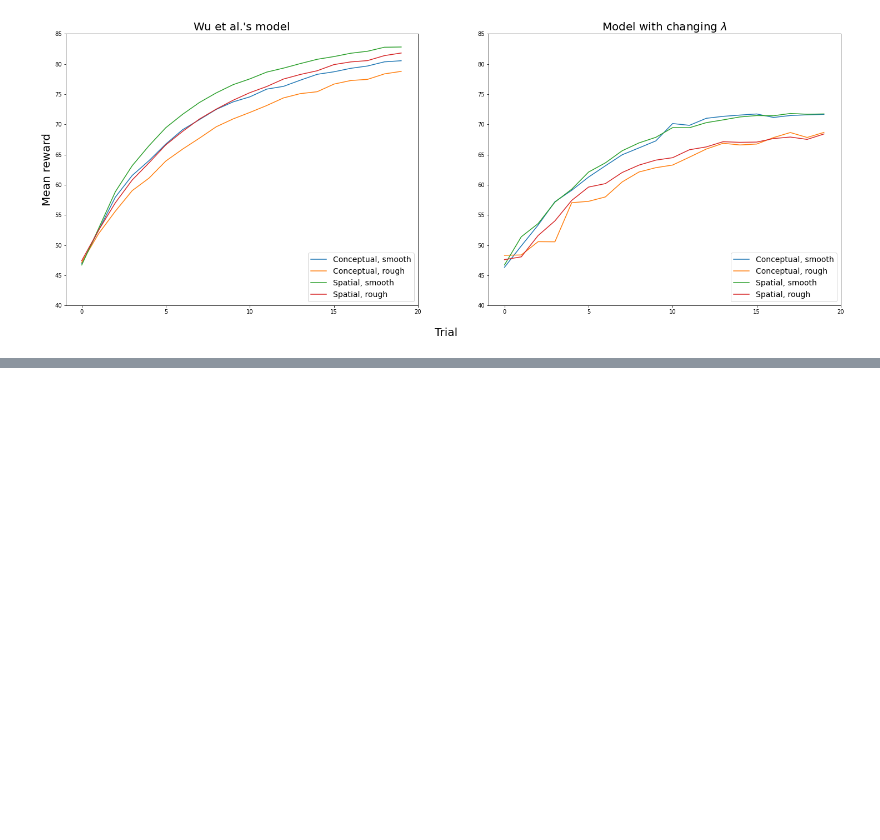
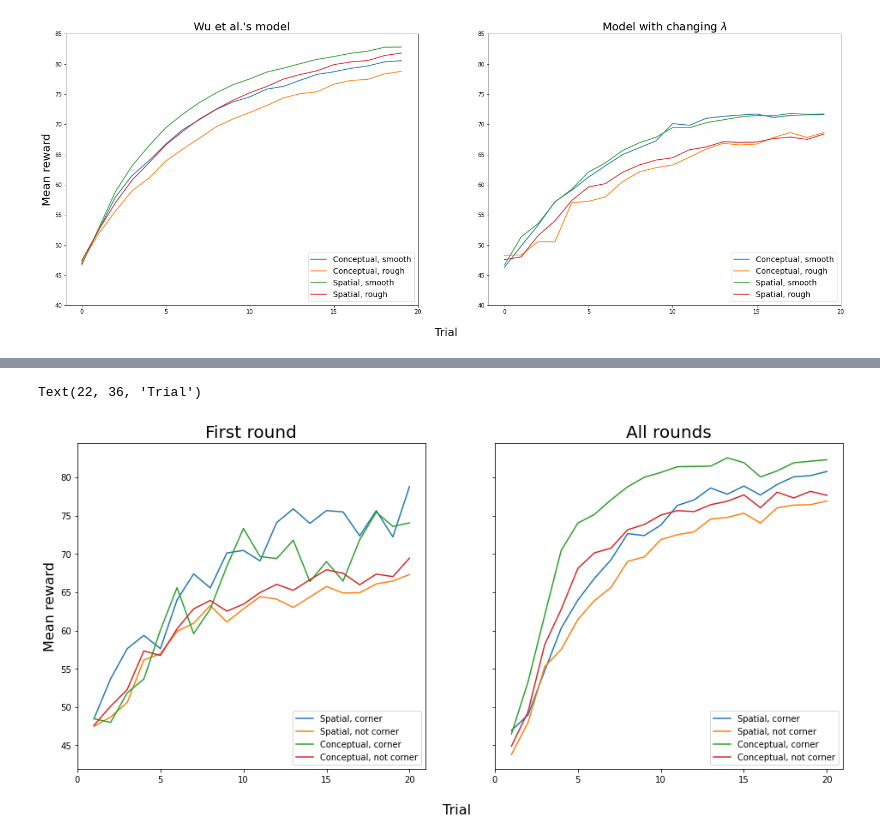
Before and after one commit to JaakkoKoli/Masters-thesis, a Jupyter notebook: plots.ipynb, the cells around one changed output, grey strips where cells are left out. Saved outputs shown, nothing was run; the diff lists cells and outputs as text; code cells hidden in the pictures; blank space fills up the shorter version.

```diff
--- a/plots.ipynb
+++ b/plots.ipynb
@@ -217,0 +311,68 @@ Text(0, 0.5, 'Mean reward')
+# %%
+start_C = df[(df["trial"]==0) & (df["round"]==0) & (df["context"]=="Spatial") & ((df["chosen"]==0) | (df["chosen"]==7) | (df["chosen"]==56) | (df["chosen"]==63))]["id"]
+start_NC = df[(df["trial"]==0) & (df["round"]==0) & (df["context"]=="Spatial") & (df["chosen"]!=0) & (df["chosen"]!=7) & (df["chosen"]!=56) & (df["chosen"]!=63)]["id"]
+
+rc0 = [0]*20
+for i in range(len(start_C)):
+    c = start_C.iloc[i]
+    l = list(df[(df["id"]==c) & (df["context"]=="Conceptual")]["zscaled"])
+    for ii in range(20):
+        rc0[ii] = rc0[ii] + l[ii]
+for ii in range(20):
+    rc0[ii] = rc0[ii]/len(start_C)
+
+nc0 = [0]*20
+for i in range(len(start_NC)):
+    c = start_NC.iloc[i]
+    l = list(df[(df["id"]==c) & (df["context"]=="Conceptual")]["zscaled"])
+    for ii in range(20):
+        nc0[ii] = nc0[ii] + l[ii]
+for ii in range(20):
+    nc0[ii] = nc0[ii]/len(start_NC)
+
+start_C = df[(df["trial"]==0) & (df["round"]==0) & (df["context"]=="Conceptual") & ((df["chosen"]==0) | (df["chosen"]==7) | (df["chosen"]==56) | (df["chosen"]==63))]["id"]
+start_NC = df[(df["trial"]==0) & (df["round"]==0) & (df["context"]=="Conceptual") & (df["chosen"]!=0) & (df["chosen"]!=7) & (df["chosen"]!=56) & (df["chosen"]!=63)]["id"]
+
+rc20 = [0]*20
+for i in range(len(start_C)):
+    c = start_C.iloc[i]
+    l = list(df[(df["id"]==c) & (df["context"]=="Conceptual")]["zscaled"])
+    for ii in range(20):
+        rc20[ii] = rc20[ii] + l[ii]
+for ii in range(20):
+    rc20[ii] = rc20[ii]/len(start_C)
+
+nc20 = [0]*20
+for i in range(len(start_NC)):
+    c = start_NC.iloc[i]
+    l = list(df[(df["id"]==c) & (df["context"]=="Conceptual")]["zscaled"])
+    for ii in range(20):
+        nc20[ii] = nc20[ii] + l[ii]
+for ii in range(20):
+    nc20[ii] = nc20[ii]/len(start_NC)
+
+fig, axes = plt.subplots(1, 2, figsize=(16, 7), sharey=True)
+
+plt.rcParams['figure.figsize'] = [10, 8]
+
+axes[0].plot(range(1,21),rc0)
+axes[0].plot(range(1,21),nc0)
+axes[0].plot(range(1,21),rc20)
+axes[0].plot(range(1,21),nc20)
+axes[0].set_ylabel("Mean reward", fontsize=16)
+axes[0].set_xticks([0,5,10,15,20])
+axes[0].set_title("First round", fontsize=20)
+axes[0].legend(["Spatial, corner", "Spatial, not corner","Conceptual, corner","Conceptual, not corner"], loc="lower right", fontsize=10)
+
+axes[1].plot(range(1,21),rc)
+axes[1].plot(range(1,21),nc)
+axes[1].plot(range(1,21),rc2)
+axes[1].plot(range(1,21),nc2)
+axes[1].set_xticks([0,5,10,15,20])
+axes[1].set_title("All rounds", fontsize=20)
+axes[1].legend(["Spatial, corner", "Spatial, not corner","Conceptual, corner","Conceptual, not corner"], loc="lower right", fontsize=10)
+
+axes[0].text(22, 36, "Trial", fontsize=16)
+# %% [output]
+Text(22, 36, 'Trial')
+[figure, added]
```
Also changed, not shown: parts of 22 cells of this notebook, 22 other files.
